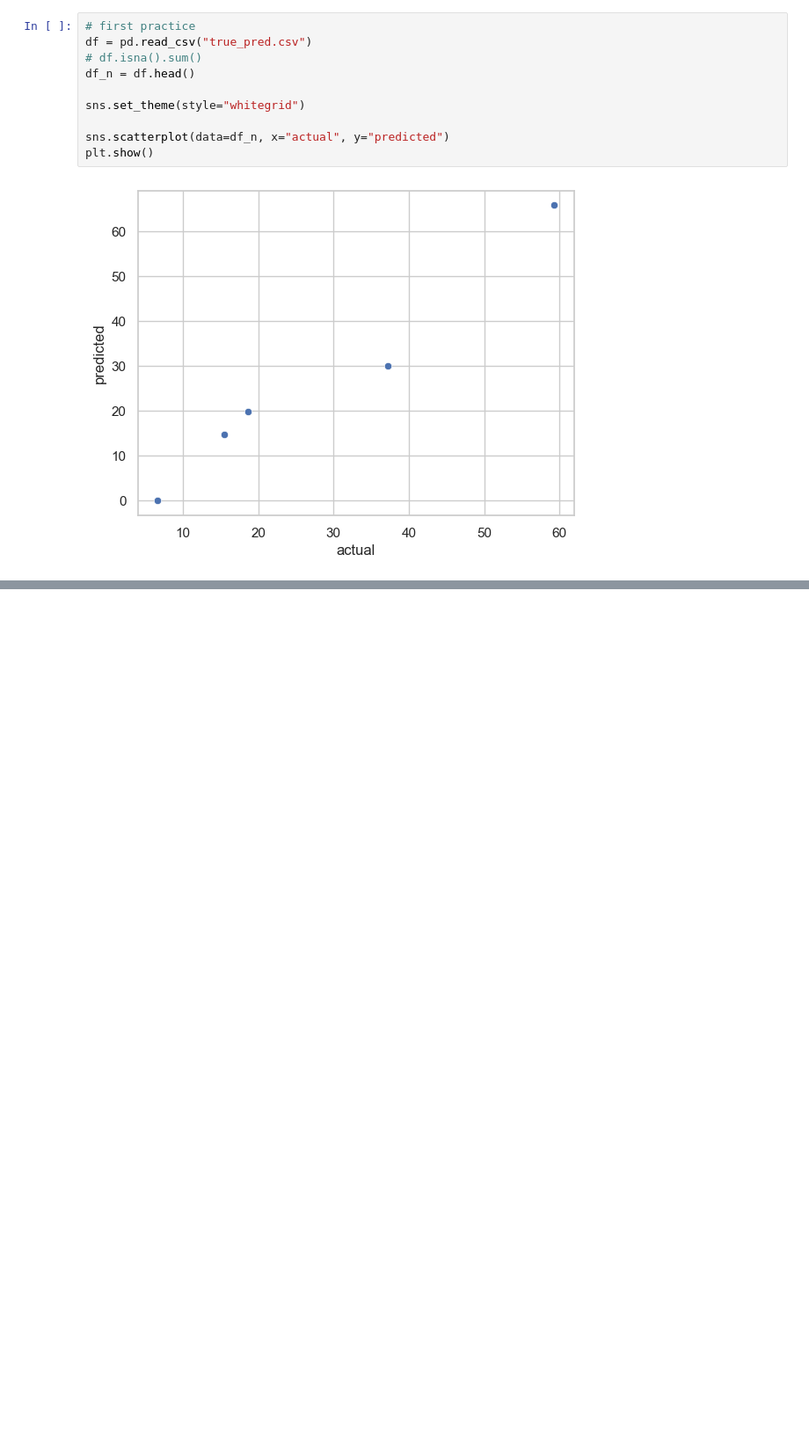
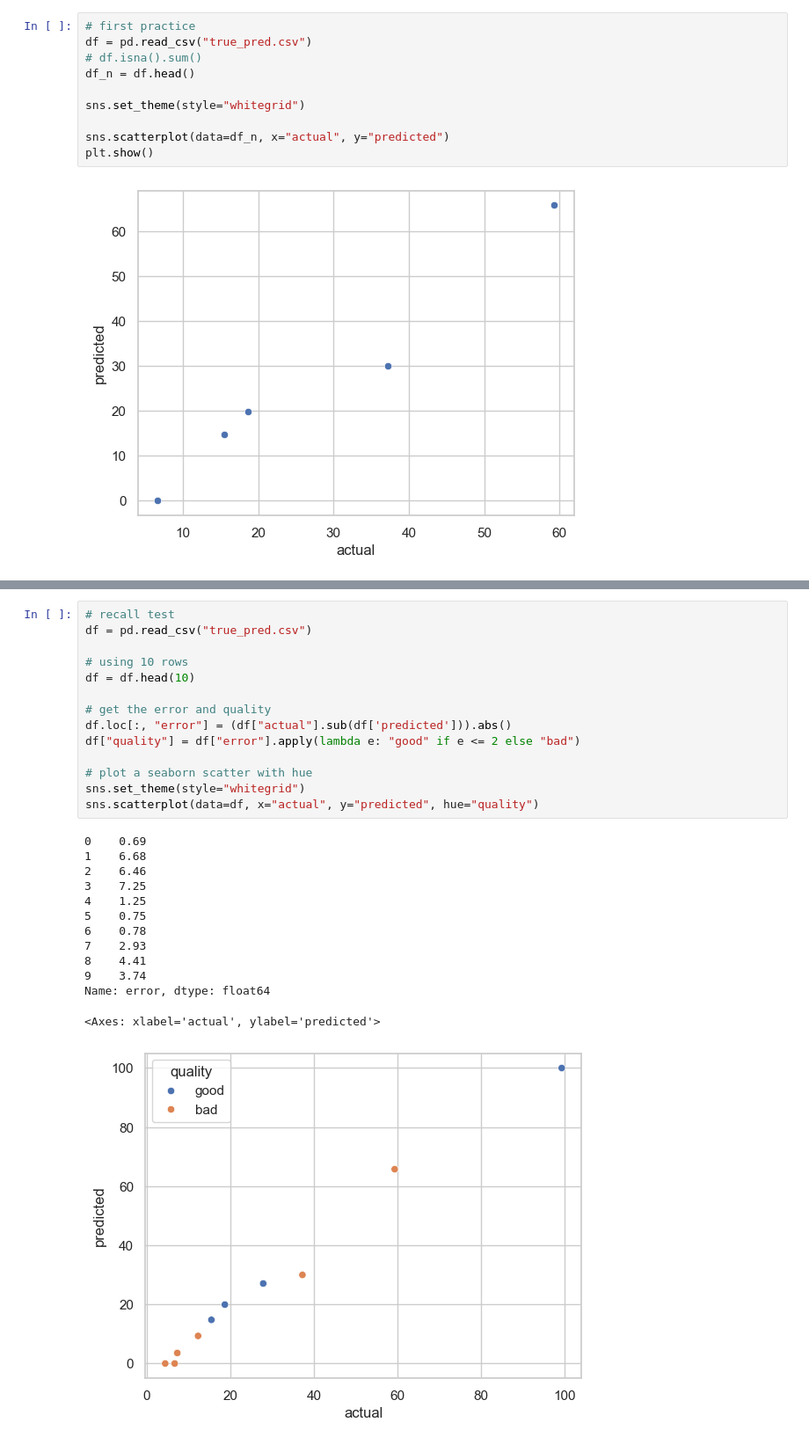
Before and after one commit to AkumaGPT/practice_seaborn, a Jupyter notebook: main.ipynb, the cells around one changed output, grey strips where cells are left out. Shown at 88% size. Drawn from its saved outputs; the diff is of its cells as text; blank space fills up the shorter version.

Commit message:
did a recall test from scratch

```diff
--- a/main.ipynb
+++ b/main.ipynb
@@ -31,0 +60,28 @@ df_n
+# %%
+# recall test
+df = pd.read_csv("true_pred.csv")
+
+# using 10 rows
+df = df.head(10)
+
+# get the error and quality
+df.loc[:, "error"] = (df["actual"].sub(df['predicted'])).abs()
+df["quality"] = df["error"].apply(lambda e: "good" if e <= 2 else "bad")
+
+# plot a seaborn scatter with hue
+sns.set_theme(style="whitegrid")
+sns.scatterplot(data=df, x="actual", y="predicted", hue="quality")
+# %% [output]
+0    0.69
+1    6.68
+2    6.46
+3    7.25
+4    1.25
+5    0.75
+6    0.78
+7    2.93
+8    4.41
+9    3.74
+Name: error, dtype: float64
+<Axes: xlabel='actual', ylabel='predicted'>
+[figure, added]
```
Also changed, not shown: parts of 3 cells of this notebook.
